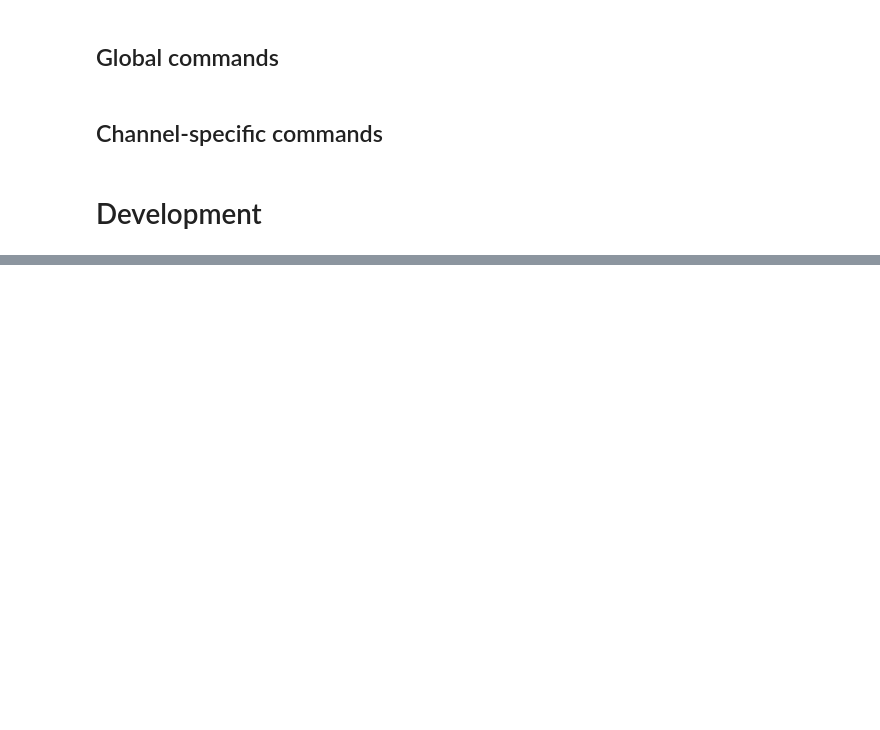
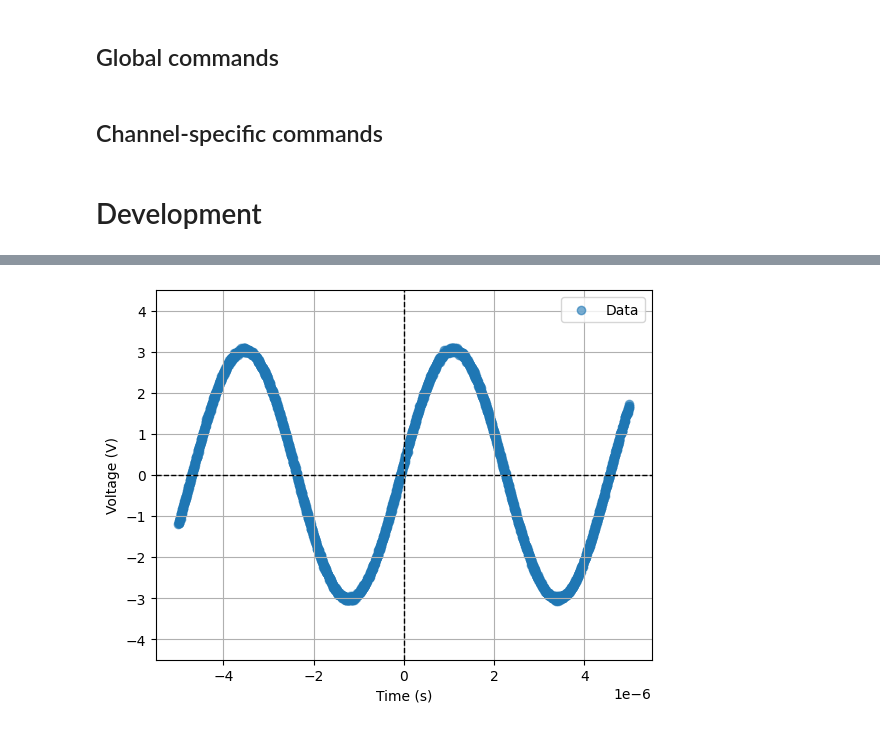
Before and after one commit to msamiotis/RevSpace, a Jupyter notebook: revspace/notebooks/tektronix_testing.ipynb, the cells around one changed output, grey strips where cells are left out. Saved outputs shown, nothing was run; the diff lists cells and outputs as text; code cells hidden in the pictures; blank space fills up the shorter version.

Commit message:
First measurements work nicely!

```diff
--- a/revspace/notebooks/tektronix_testing.ipynb
+++ b/revspace/notebooks/tektronix_testing.ipynb
@@ -294,0 +299,5 @@ y_offset = float(preamble[14])
+# %%
+result = scope.single_measurement('CH1',
+                                  trigger_level = 0.0)
+# %% [output]
+[figure, added]
```
Also changed, not shown: parts of 17 cells of this notebook, 1 other file.
